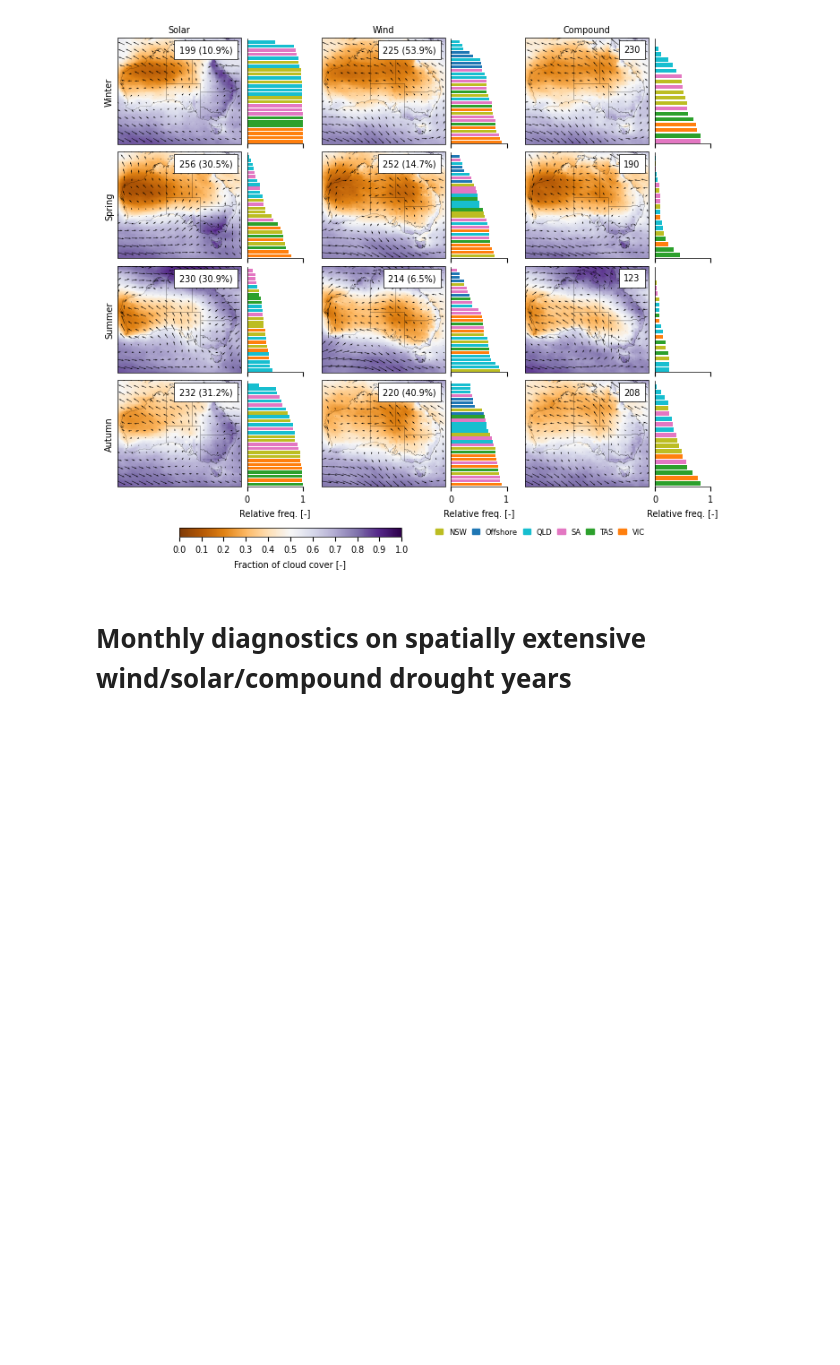
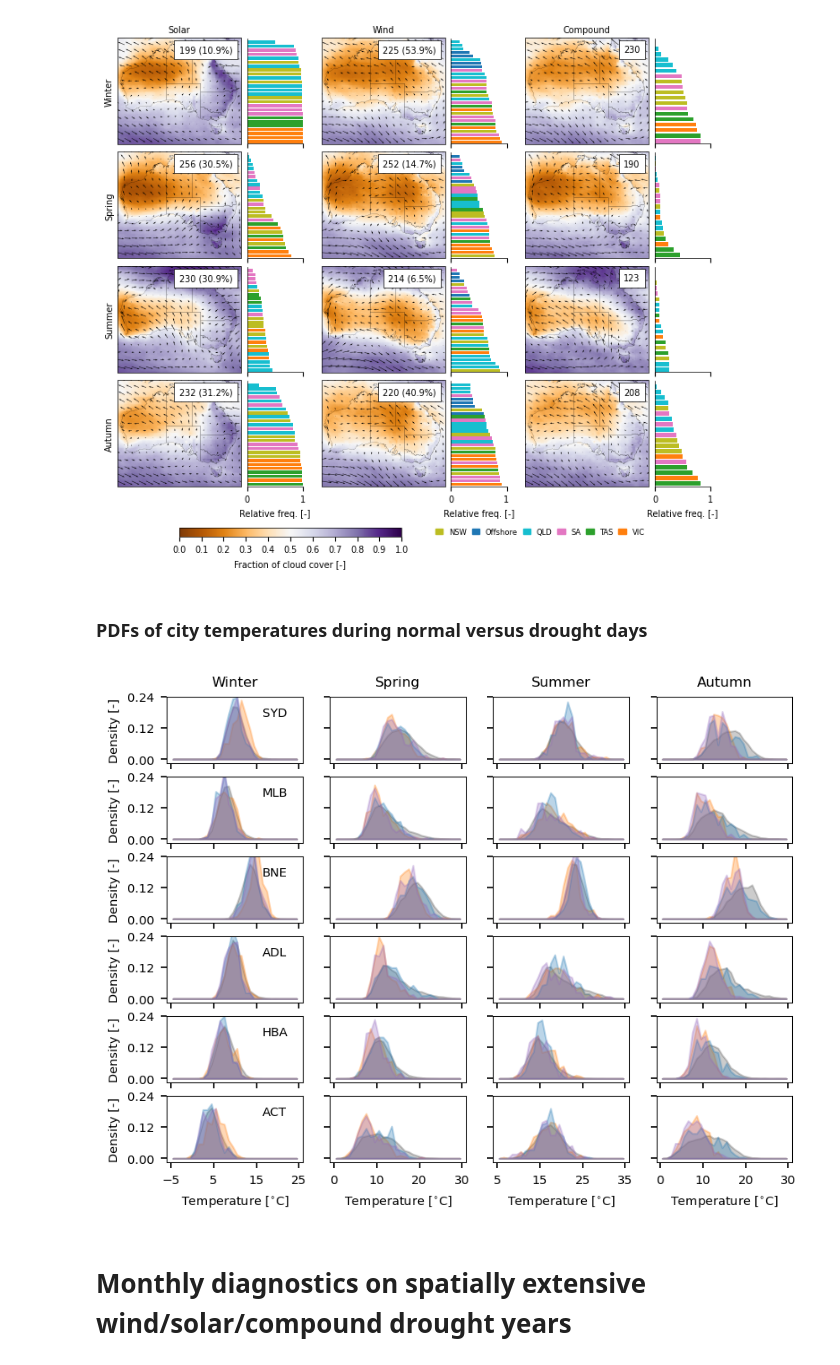
Before and after one commit to dougrichardson/Richardson_2023_energy, a Jupyter notebook: 2_drivers.ipynb, the cells around one changed output. Saved outputs shown, nothing was run; the diff lists cells and outputs as text; code cells hidden in the pictures; blank space fills up the shorter version.

Commit message:
PDFs of city T

```diff
--- a/2_drivers.ipynb
+++ b/2_drivers.ipynb
@@ -767,22 +757,0 @@ print(u, '\n\n', v)
-# %%
-u = np.array([
-    [0, 0, -1],
-    [0, 1, 1],
-    [-1, 1, 2]
-])
-v = np.array([
-    [0, -1, 1],
-    [0, 0, 0],
-    [1, 1, 2]
-])
-
-fig, ax = plt.subplots(1, 1, dpi=50)
-
-step = 1
-
-q = ax.quiver(range(3), range(3), u, v, angles='xy', scale=3, scale_units='xy')
-
-ax.set_xlim(-1, 4)
-ax.set_ylim(-1, 4)
-
-ax.quiverkey(q, 0.1, 0.9, 1, label='1 m/s', labelpos='N', labelcolor='k')
@@ -854,3 +764,5 @@ plot_synoptics(
 )
 # %% [output]
 [figure]
+# %% [markdown]
+### PDFs of city temperatures during normal versus drought days
@@ -857,3 +809,28 @@ plot_synoptics(
+# %%
+with plt.rc_context(plt_params):
+
+    fig, axes = plt.subplots(6, 4, dpi=150)
+
+    for j, season in enumerate(list(season_dict.keys())[1:]):
+        for i, city in enumerate(gcc_t['region'].values):
+
+            hist_t_plot(axes[i,j], season, city)
+
+            if i == 0:
+                axes[i,j].set_title(season)
+            if j == 0:
+                axes[i,j].text(0.7, 0.7, city, transform=axes[i,j].transAxes)
+
+            if i < 5:
+                axes[i,j].set_xticklabels('')
+            else:
+                axes[i,j].set_xlabel(r'Temperature [$^{\circ}$C]')
+            if j > 0:
+                axes[i,j].set_yticklabels('')
+            else:
+                axes[i,j].set_ylabel('Density [-]')
+# %% [output]
+[figure, added]
 # %% [markdown]
 # Monthly diagnostics on spatially extensive wind/solar/compound drought years
 # %% [markdown]
```
Also changed, not shown: parts of 17 cells of this notebook, 1 other file.
